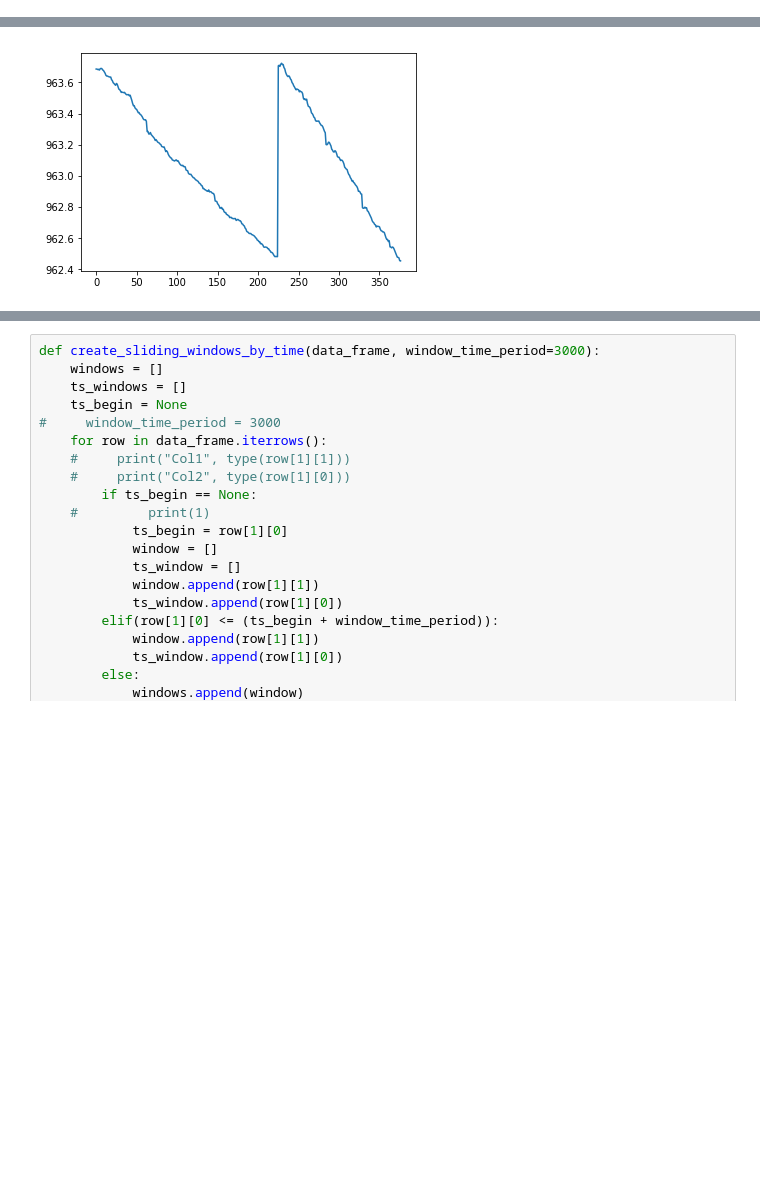
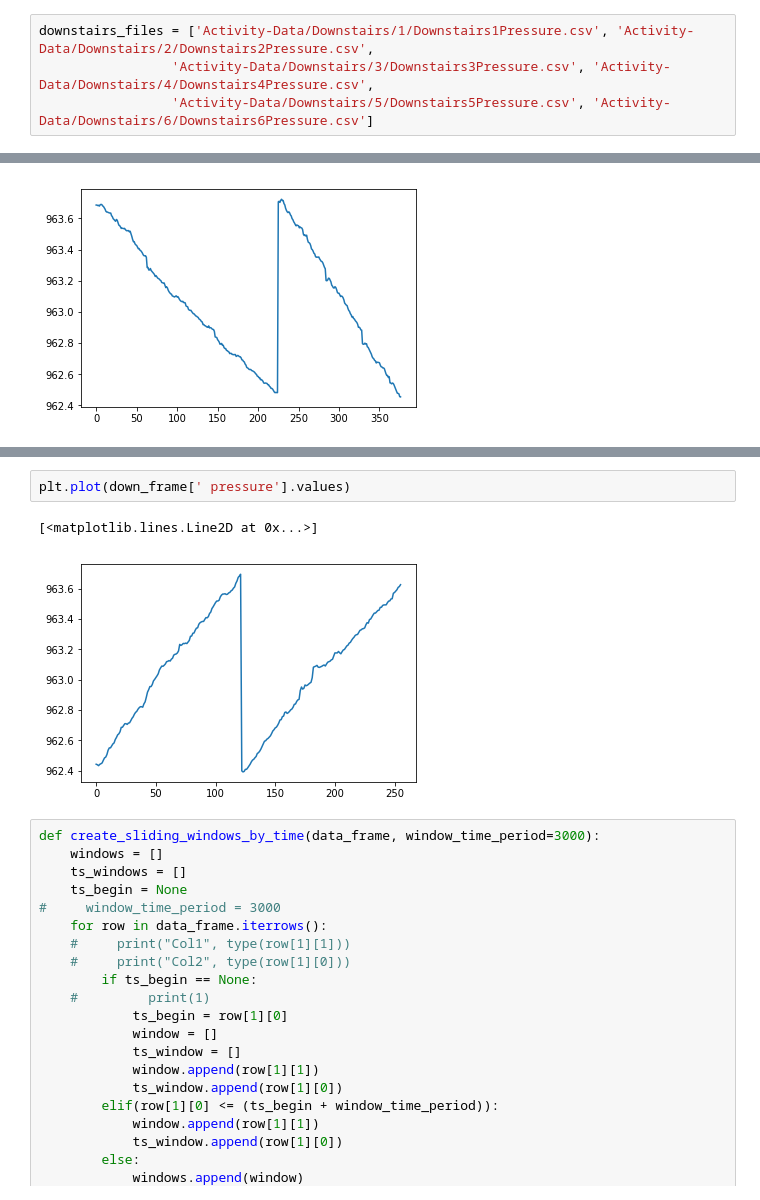
Before and after one commit to nithishr/activity_recognition, a Jupyter notebook: DataExploration.ipynb, the cells around one changed output, grey strips where cells are left out. Cells and saved outputs as stored; diff of their text form; blank space fills up the shorter version.

```diff
--- a/DataExploration.ipynb
+++ b/DataExploration.ipynb
@@ -13,6 +13,10 @@ walking_files = ['Activity-Data/Walking/01/Walking01Pressure.csv', 'Activity-Dat
 climbing_files = ['Activity-Data/Climbing_Stairs/1/Climbing_Stairs1Pressure.csv', 'Activity-Data/Climbing_Stairs/2/Climbing_Stairs2Pressure.csv',
                  'Activity-Data/Climbing_Stairs/3/Climbing_Stairs3Pressure.csv', 'Activity-Data/Climbing_Stairs/5/Climbing_Stairs5Pressure.csv',
                  'Activity-Data/Climbing_Stairs/6/Climbing_Stairs6Pressure.csv', 'Activity-Data/Climbing_Stairs/7/Climbing_Stairs7Pressure.csv']
+# %%
+downstairs_files = ['Activity-Data/Downstairs/1/Downstairs1Pressure.csv', 'Activity-Data/Downstairs/2/Downstairs2Pressure.csv',
+                 'Activity-Data/Downstairs/3/Downstairs3Pressure.csv', 'Activity-Data/Downstairs/4/Downstairs4Pressure.csv',
+                 'Activity-Data/Downstairs/5/Downstairs5Pressure.csv', 'Activity-Data/Downstairs/6/Downstairs6Pressure.csv']
 # %%
 walking_list = []
 for walking_file in walking_files:
@@ -60,3 +81,8 @@ plt.plot(climb_frame[' pressure'].values)
+# %%
+plt.plot(down_frame[' pressure'].values)
+# %% [output]
+[<matplotlib.lines.Line2D at 0x...>]
+[figure, added]
 # %%
 def create_sliding_windows_by_time(data_frame, window_time_period=3000):
     windows = []
```
Also changed, not shown: parts of 13 cells of this notebook.
